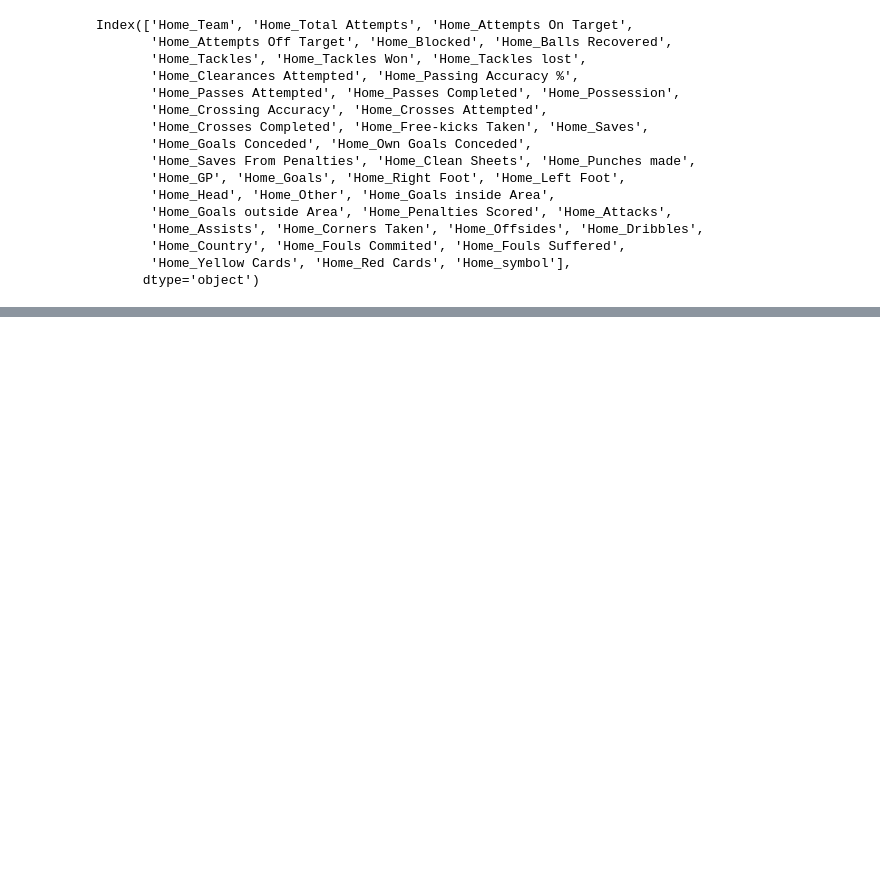
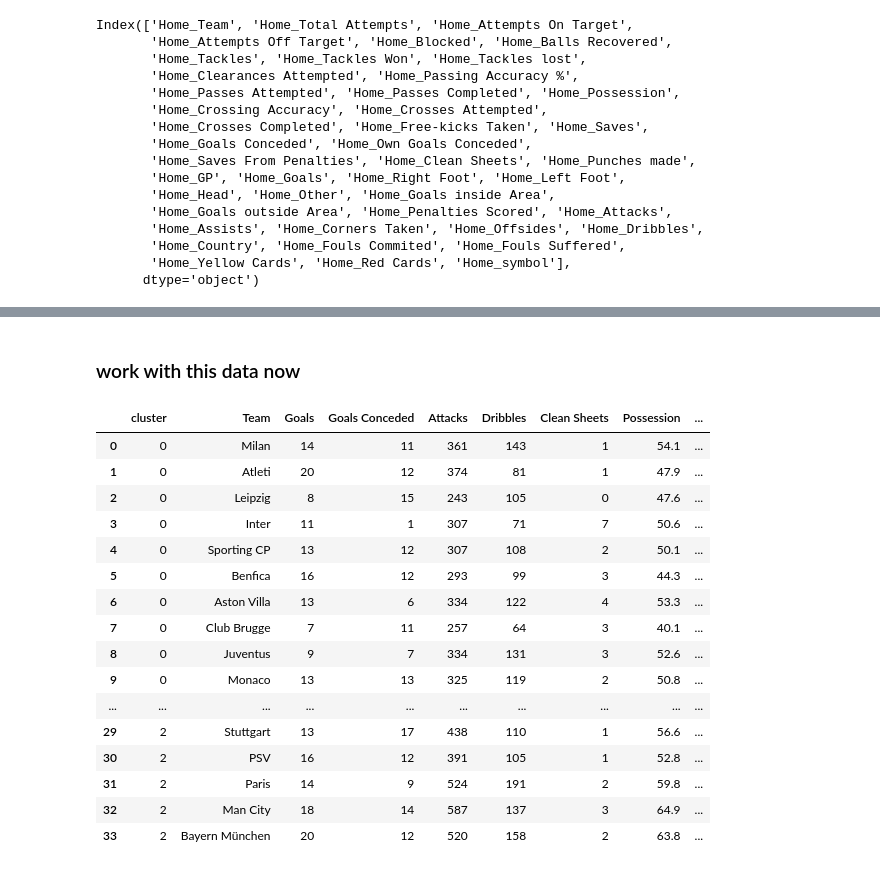
Before and after one commit to NikolaosTM/UCL2025, a Jupyter notebook: LeaguePhase/workbook.ipynb, the cells around one changed output, grey strips where cells are left out. Cells and saved outputs as stored; diff of their text form; code cells hidden in the pictures; blank space fills up the shorter version.

Commit message:
kmeans cluster

```diff
--- a/LeaguePhase/workbook.ipynb
+++ b/LeaguePhase/workbook.ipynb
@@ -339,0 +347,4 @@ y_pred_df.join(y_test.reset_index(inplace=False)).drop(columns=['index'])
+# %%
+uefa_df_labels = ['Team','Country','symbol']
+cluster_df = uefa_df[uefa_df.columns.difference(uefa_df_labels)].drop(columns='GP')
+cluster_df.describe()
@@ -339,0 +362,35 @@ y_pred_df.join(y_test.reset_index(inplace=False)).drop(columns=['index'])
+# %%
+from sklearn.preprocessing import MinMaxScaler
+scaler = MinMaxScaler()
+scaled_df = scaler.fit_transform(cluster_df)
+# %% [markdown]
+### work with this data now
+# %%
+from sklearn.cluster import KMeans
+km = KMeans(n_clusters=3)
+clusters= km.fit_predict(scaled_df)
+# %%
+# evaluate clsutering
+df_with_cluster = uefa_df.copy()
+df_with_cluster['cluster'] = clusters
+df_with_cluster.sort_values(['cluster'], inplace=True)
+df_with_cluster= df_with_cluster[['cluster','Team','Goals','Goals Conceded','Attacks','Dribbles','Clean Sheets','Possession','Passing Accuracy %','Total Attempts','Fouls Commited', 'Fouls Suffered']].merge(master_df[['P','standing','Team']], right_on='Team',left_on='Team')
+df_with_cluster
+# %% [output]
+|  | cluster | Team | Goals | Goals Conceded | Attacks | Dribbles | Clean Sheets | Possession | ... |
+| 0 | 0 | Milan | 14 | 11 | 361 | 143 | 1 | 54.1 | ... |
+| 1 | 0 | Atleti | 20 | 12 | 374 | 81 | 1 | 47.9 | ... |
+| 2 | 0 | Leipzig | 8 | 15 | 243 | 105 | 0 | 47.6 | ... |
+| 3 | 0 | Inter | 11 | 1 | 307 | 71 | 7 | 50.6 | ... |
+| 4 | 0 | Sporting CP | 13 | 12 | 307 | 108 | 2 | 50.1 | ... |
+| 5 | 0 | Benfica | 16 | 12 | 293 | 99 | 3 | 44.3 | ... |
+| 6 | 0 | Aston Villa | 13 | 6 | 334 | 122 | 4 | 53.3 | ... |
+| 7 | 0 | Club Brugge | 7 | 11 | 257 | 64 | 3 | 40.1 | ... |
+| 8 | 0 | Juventus | 9 | 7 | 334 | 131 | 3 | 52.6 | ... |
+| 9 | 0 | Monaco | 13 | 13 | 325 | 119 | 2 | 50.8 | ... |
+| ... | ... | ... | ... | ... | ... | ... | ... | ... | ... |
+| 29 | 2 | Stuttgart | 13 | 17 | 438 | 110 | 1 | 56.6 | ... |
+| 30 | 2 | PSV | 16 | 12 | 391 | 105 | 1 | 52.8 | ... |
+| 31 | 2 | Paris | 14 | 9 | 524 | 191 | 2 | 59.8 | ... |
+| 32 | 2 | Man City | 18 | 14 | 587 | 137 | 3 | 64.9 | ... |
+| 33 | 2 | Bayern München | 20 | 12 | 520 | 158 | 2 | 63.8 | ... |
```
Also changed, not shown: parts of 15 cells of this notebook.
